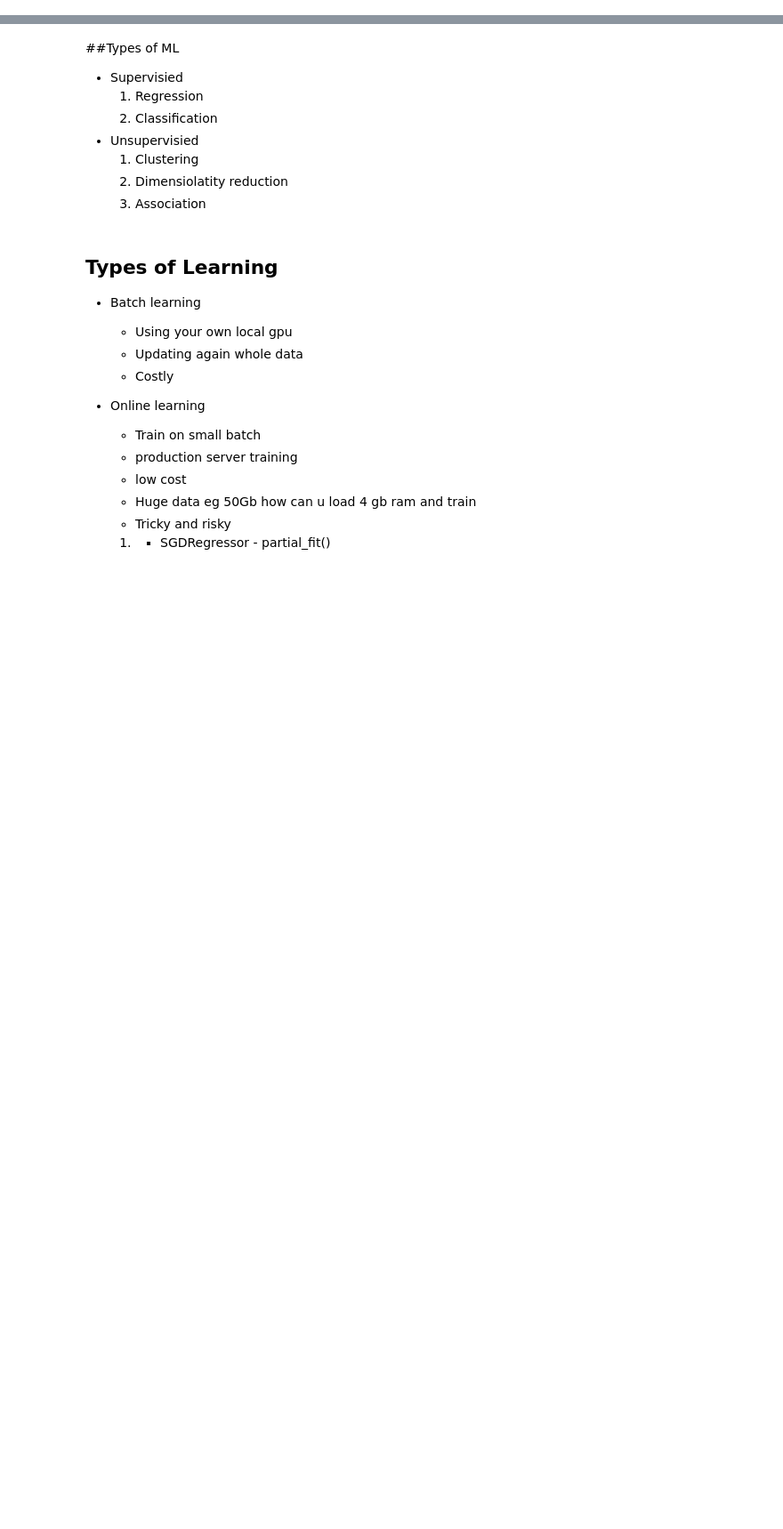
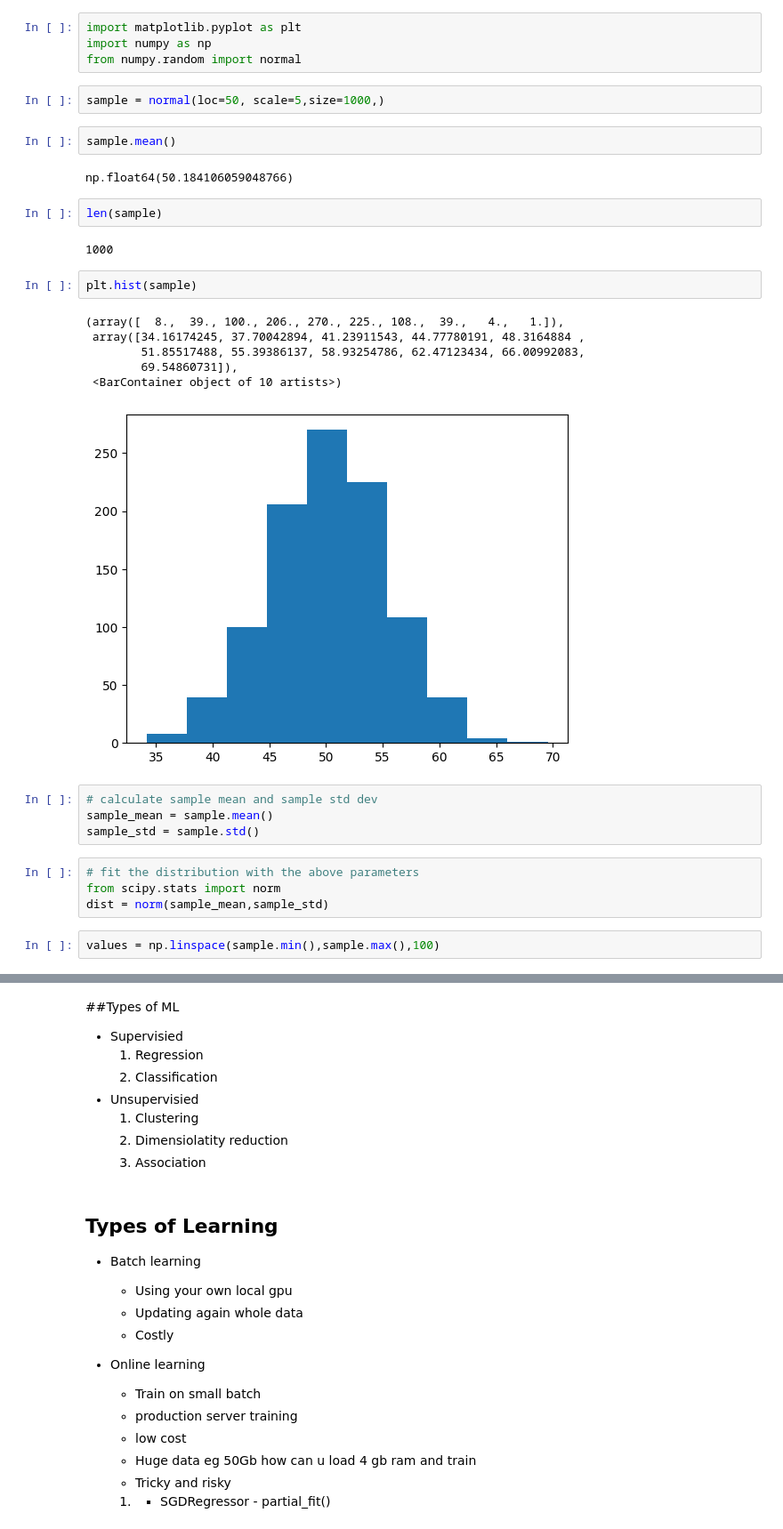
Before and after one commit to AdityaMali918/Python, a Jupyter notebook: Machine_Learning.ipynb, the cells around one changed output, grey strips where cells are left out. Shown: that part at 89% size. Saved outputs shown, nothing was run; the diff lists cells and outputs as text; blank space fills up the shorter version.

```diff
--- a/Machine_Learning.ipynb
+++ b/Machine_Learning.ipynb
@@ -2,0 +215,33 @@
+# %%
+import matplotlib.pyplot as plt
+import numpy as np
+from numpy.random import normal
+# %%
+sample = normal(loc=50, scale=5,size=1000,)
+# %%
+sample.mean()
+# %% [output]
+np.float64(50.184106059048766)
+# %%
+len(sample)
+# %% [output]
+1000
+# %%
+plt.hist(sample)
+# %% [output]
+(array([  8.,  39., 100., 206., 270., 225., 108.,  39.,   4.,   1.]),
+ array([34.16174245, 37.70042894, 41.23911543, 44.77780191, 48.3164884 ,
+        51.85517488, 55.39386137, 58.93254786, 62.47123434, 66.00992083,
+        69.54860731]),
+ <BarContainer object of 10 artists>)
+[figure, added]
+# %%
+# calculate sample mean and sample std dev
+sample_mean = sample.mean()
+sample_std = sample.std()
+# %%
+# fit the distribution with the above parameters
+from scipy.stats import norm
+dist = norm(sample_mean,sample_std)
+# %%
+values = np.linspace(sample.min(),sample.max(),100)
```
Also changed, not shown: parts of 32 cells of this notebook.
